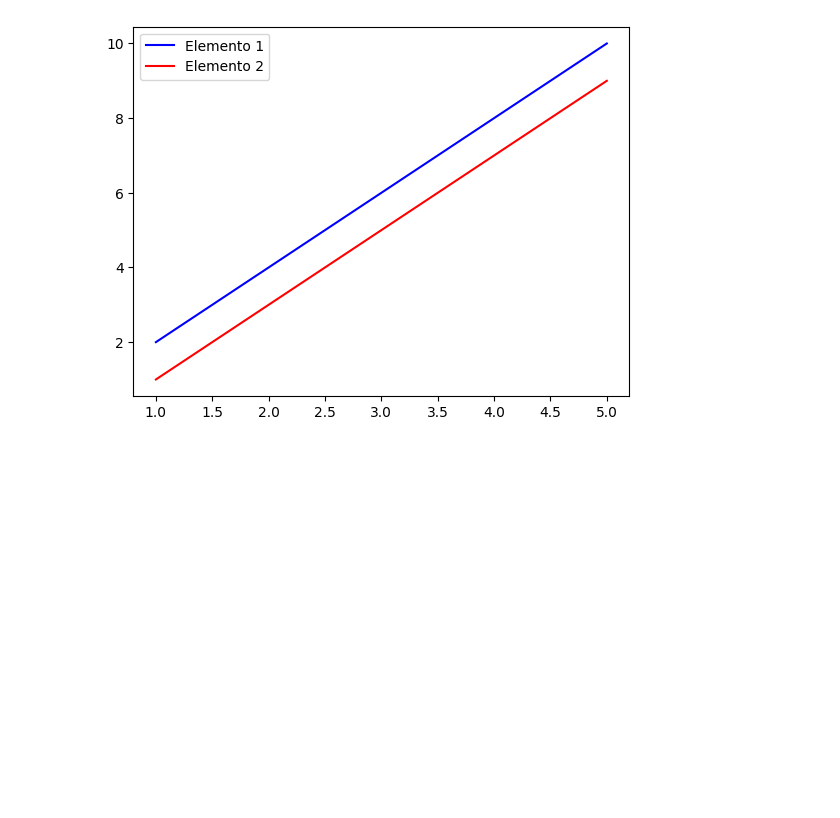
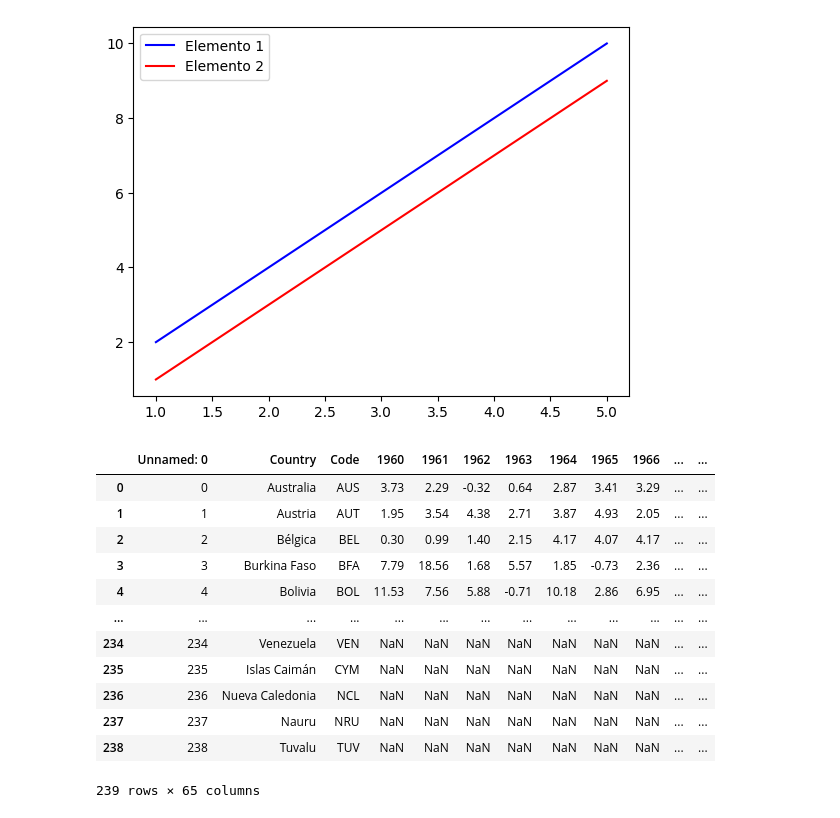
Before and after one commit to matublaq/Inflation-data, a Jupyter notebook: Prueba.ipynb, the cells around one changed output. Cells and saved outputs as stored; diff of their text form; code cells hidden in the pictures; blank space fills up the shorter version.

```diff
--- a/Prueba.ipynb
+++ b/Prueba.ipynb
@@ -170,3 +170,20 @@ plt.legend()
 plt.show()
 # %% [output]
 [figure]
+# %%
+df = pd.read_csv(f"C:/Users/matia/OneDrive/Documentos/GitHub/inflation-data/Clean/IPCyear/CPIworld.csv")
+df
+# %% [output]
+|  | Unnamed: 0 | Country | Code | 1960 | 1961 | 1962 | 1963 | 1964 | 1965 | 1966 | ... | ... |
+| 0 | 0 | Australia | AUS | 3.73 | 2.29 | -0.32 | 0.64 | 2.87 | 3.41 | 3.29 | ... | ... |
+| 1 | 1 | Austria | AUT | 1.95 | 3.54 | 4.38 | 2.71 | 3.87 | 4.93 | 2.05 | ... | ... |
+| 2 | 2 | Bélgica | BEL | 0.30 | 0.99 | 1.40 | 2.15 | 4.17 | 4.07 | 4.17 | ... | ... |
+| 3 | 3 | Burkina Faso | BFA | 7.79 | 18.56 | 1.68 | 5.57 | 1.85 | -0.73 | 2.36 | ... | ... |
+| 4 | 4 | Bolivia | BOL | 11.53 | 7.56 | 5.88 | -0.71 | 10.18 | 2.86 | 6.95 | ... | ... |
+| ... | ... | ... | ... | ... | ... | ... | ... | ... | ... | ... | ... | ... |
+| 234 | 234 | Venezuela | VEN | NaN | NaN | NaN | NaN | NaN | NaN | NaN | ... | ... |
+| 235 | 235 | Islas Caimán | CYM | NaN | NaN | NaN | NaN | NaN | NaN | NaN | ... | ... |
+| 236 | 236 | Nueva Caledonia | NCL | NaN | NaN | NaN | NaN | NaN | NaN | NaN | ... | ... |
+| 237 | 237 | Nauru | NRU | NaN | NaN | NaN | NaN | NaN | NaN | NaN | ... | ... |
+| 238 | 238 | Tuvalu | TUV | NaN | NaN | NaN | NaN | NaN | NaN | NaN | ... | ... |
+239 rows × 65 columns
```
Also changed, not shown: parts of 7 cells of this notebook.
